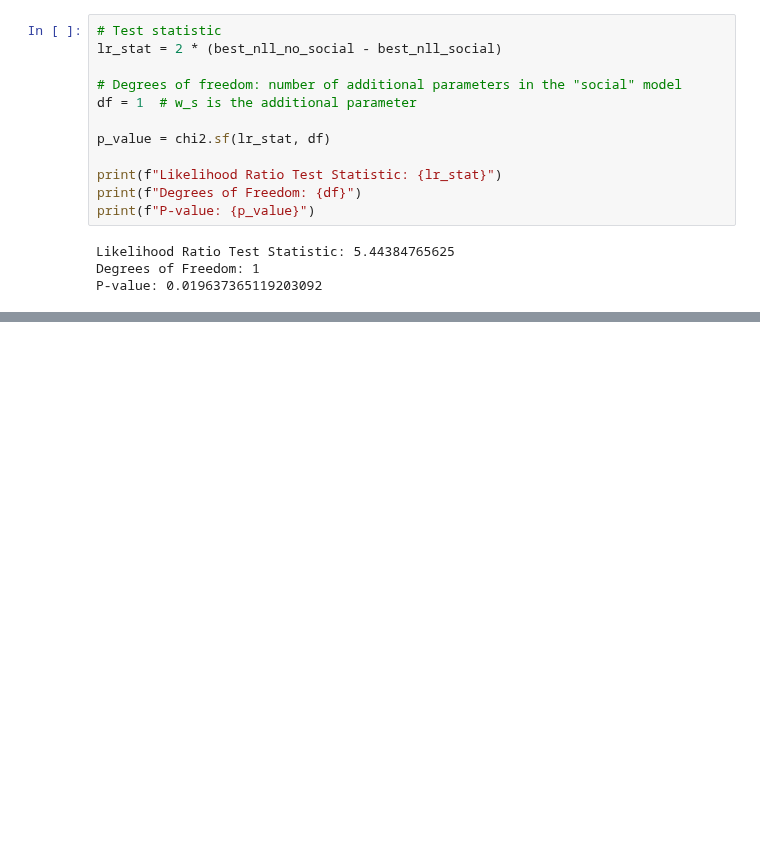
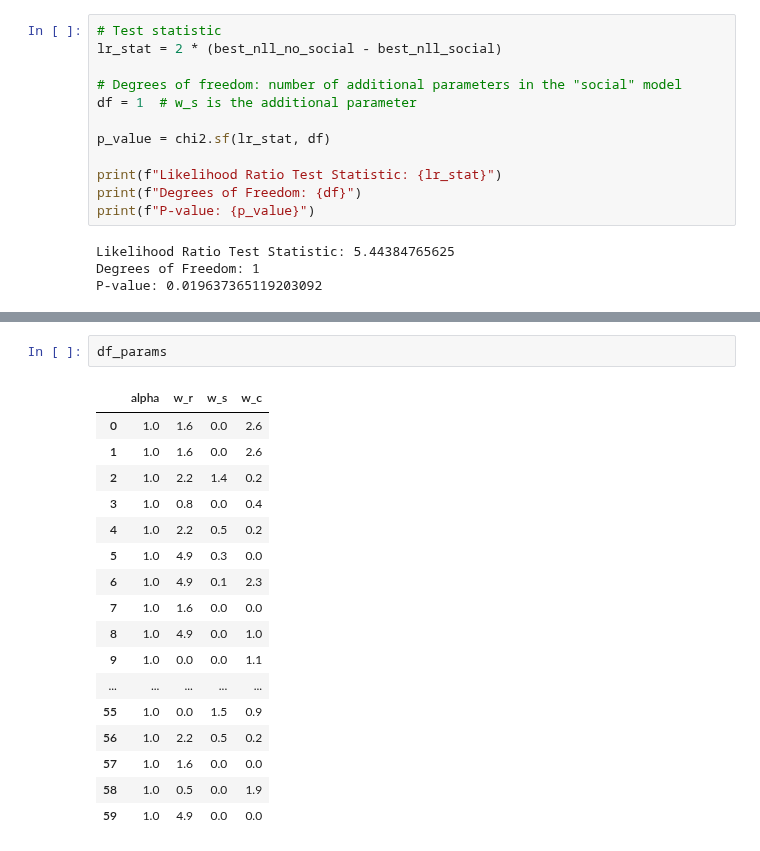
Before and after one commit to aliciamchen/code-switching, a Jupyter notebook: model/earlier-later-3pp-redblue.ipynb, the cells around one changed output, grey strips where cells are left out. Drawn from its saved outputs; the diff is of its cells as text; blank space fills up the shorter version.

```diff
--- a/model/earlier-later-3pp-redblue.ipynb
+++ b/model/earlier-later-3pp-redblue.ipynb
@@ -172,0 +191,20 @@ P-value: 0.019637365119203092
+# %%
+df_params
+# %% [output]
+|  | alpha | w_r | w_s | w_c |
+| 0 | 1.0 | 1.6 | 0.0 | 2.6 |
+| 1 | 1.0 | 1.6 | 0.0 | 2.6 |
+| 2 | 1.0 | 2.2 | 1.4 | 0.2 |
+| 3 | 1.0 | 0.8 | 0.0 | 0.4 |
+| 4 | 1.0 | 2.2 | 0.5 | 0.2 |
+| 5 | 1.0 | 4.9 | 0.3 | 0.0 |
+| 6 | 1.0 | 4.9 | 0.1 | 2.3 |
+| 7 | 1.0 | 1.6 | 0.0 | 0.0 |
+| 8 | 1.0 | 4.9 | 0.0 | 1.0 |
+| 9 | 1.0 | 0.0 | 0.0 | 1.1 |
+| ... | ... | ... | ... | ... |
+| 55 | 1.0 | 0.0 | 1.5 | 0.9 |
+| 56 | 1.0 | 2.2 | 0.5 | 0.2 |
+| 57 | 1.0 | 1.6 | 0.0 | 0.0 |
+| 58 | 1.0 | 0.5 | 0.0 | 1.9 |
+| 59 | 1.0 | 4.9 | 0.0 | 0.0 |
```
Also changed, not shown: parts of 5 cells of this notebook, 2 other files.
